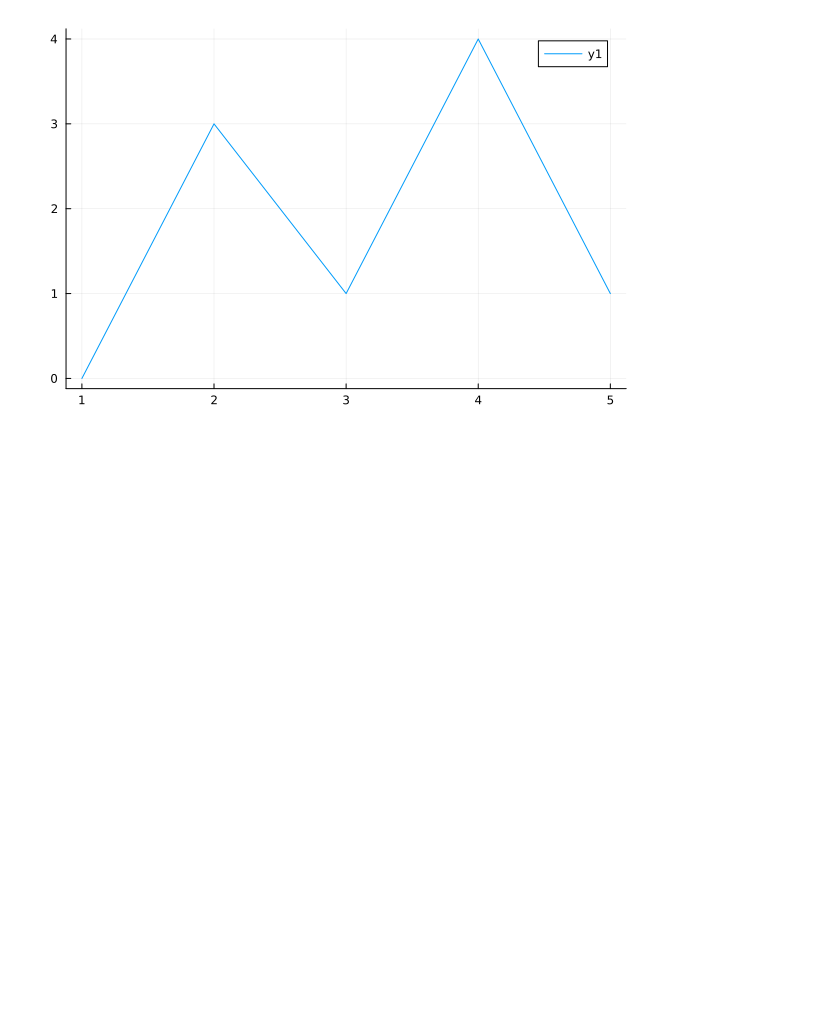
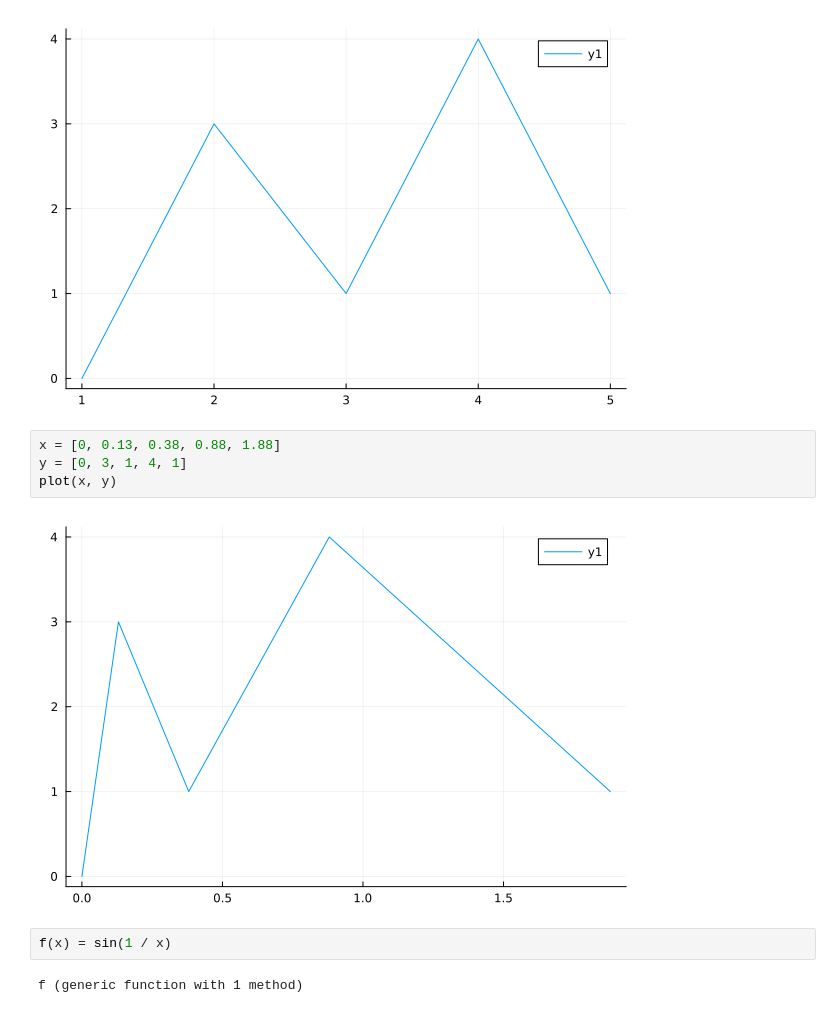
Before and after one commit to damiansp/julia, a Jupyter notebook: practical/04_plotting/plots.ipynb, the cells around one changed output. Cells and saved outputs as stored; diff of their text form; blank space fills up the shorter version.

Commit message:
plots++

```diff
--- a/practical/04_plotting/plots.ipynb
+++ b/practical/04_plotting/plots.ipynb
@@ -36,3 +32,13 @@ Plots.GRBackend()
 plot([0, 3, 1, 4, 1])
 # %% [output]
 [figure]
+# %%
+x = [0, 0.13, 0.38, 0.88, 1.88]
+y = [0, 3, 1, 4, 1]
+plot(x, y)
+# %% [output]
+[figure, added]
+# %%
+f(x) = sin(1 / x)
+# %% [output]
+f (generic function with 1 method)
```
Also changed, not shown: parts of 3 cells of this notebook.
